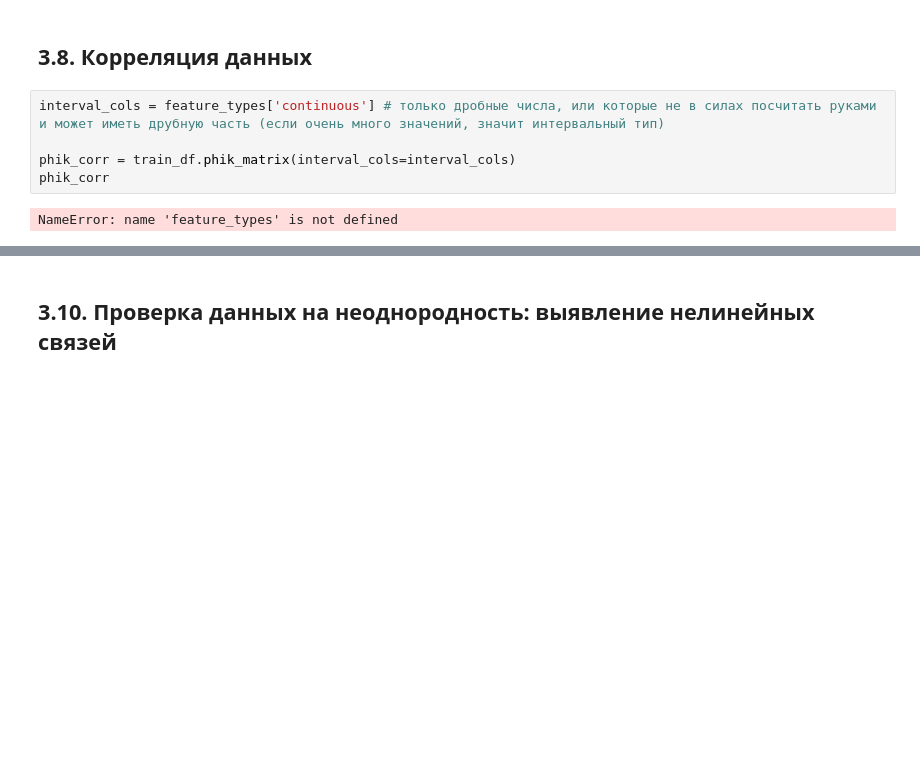
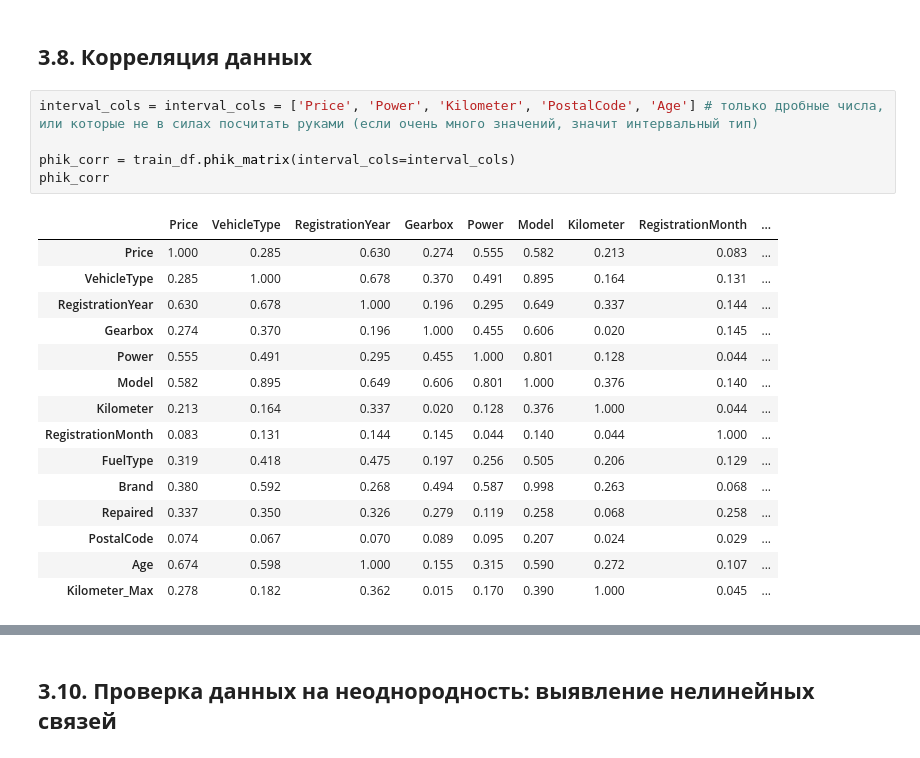
Before and after one commit to azarovdimka/Data_Science, a Jupyter notebook: Machine_Learning/Рыночная стоимость авто/Рыночная стоимость авто.ipynb, the cells around one changed output, grey strips where cells are left out. Drawn from its saved outputs; the diff is of its cells as text; blank space fills up the shorter version.

```diff
--- a/Machine_Learning/Рыночная стоимость авто/Рыночная стоимость авто.ipynb
+++ b/Machine_Learning/Рыночная стоимость авто/Рыночная стоимость авто.ipynb
@@ -1176,12 +1327,26 @@ continuous_features = ['Power', 'RegistrationYear']  # если год счит
 # %% [markdown]
 ## **3.8. Корреляция данных**
 # %%
-interval_cols = feature_types['continuous'] # только дробные числа, или которые не в силах посчитать руками и может иметь друбную часть (если очень много значений, значит интервальный тип)
+interval_cols = interval_cols = ['Price', 'Power', 'Kilometer', 'PostalCode', 'Age'] # только дробные числа, или которые не в силах посчитать руками (если очень много значений, значит интервальный тип)
 
 phik_corr = train_df.phik_matrix(interval_cols=interval_cols)
 phik_corr
 # %% [output]
-NameError: name 'feature_types' is not defined
+|  | Price | VehicleType | RegistrationYear | Gearbox | Power | Model | Kilometer | RegistrationMonth | ... |
+| Price | 1.000 | 0.285 | 0.630 | 0.274 | 0.555 | 0.582 | 0.213 | 0.083 | ... |
+| VehicleType | 0.285 | 1.000 | 0.678 | 0.370 | 0.491 | 0.895 | 0.164 | 0.131 | ... |
+| RegistrationYear | 0.630 | 0.678 | 1.000 | 0.196 | 0.295 | 0.649 | 0.337 | 0.144 | ... |
+| Gearbox | 0.274 | 0.370 | 0.196 | 1.000 | 0.455 | 0.606 | 0.020 | 0.145 | ... |
+| Power | 0.555 | 0.491 | 0.295 | 0.455 | 1.000 | 0.801 | 0.128 | 0.044 | ... |
+| Model | 0.582 | 0.895 | 0.649 | 0.606 | 0.801 | 1.000 | 0.376 | 0.140 | ... |
+| Kilometer | 0.213 | 0.164 | 0.337 | 0.020 | 0.128 | 0.376 | 1.000 | 0.044 | ... |
+| RegistrationMonth | 0.083 | 0.131 | 0.144 | 0.145 | 0.044 | 0.140 | 0.044 | 1.000 | ... |
+| FuelType | 0.319 | 0.418 | 0.475 | 0.197 | 0.256 | 0.505 | 0.206 | 0.129 | ... |
+| Brand | 0.380 | 0.592 | 0.268 | 0.494 | 0.587 | 0.998 | 0.263 | 0.068 | ... |
+| Repaired | 0.337 | 0.350 | 0.326 | 0.279 | 0.119 | 0.258 | 0.068 | 0.258 | ... |
+| PostalCode | 0.074 | 0.067 | 0.070 | 0.089 | 0.095 | 0.207 | 0.024 | 0.029 | ... |
+| Age | 0.674 | 0.598 | 1.000 | 0.155 | 0.315 | 0.590 | 0.272 | 0.107 | ... |
+| Kilometer_Max | 0.278 | 0.182 | 0.362 | 0.015 | 0.170 | 0.390 | 1.000 | 0.045 | ... |
 # %%
 plt.figure(figsize=(15, 15))
 sns.heatmap(phik_corr.round(2), annot=True, cmap='coolwarm')
```
Also changed, not shown: parts of 64 cells of this notebook.
